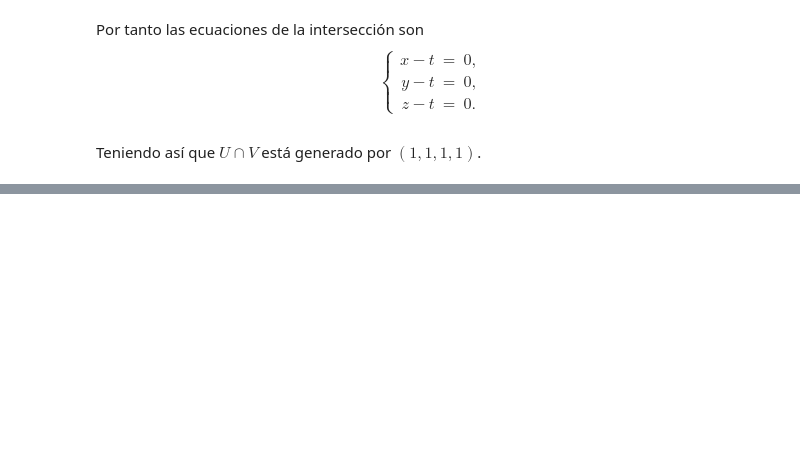
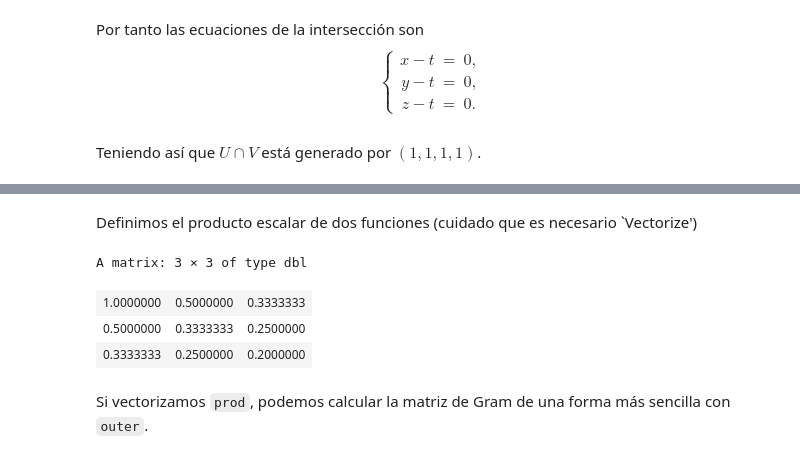
Before and after one commit to pedritomelenas/R-algebra-lineal, a Jupyter notebook: ALME-espacios-vectoriales.ipynb, the cells around one changed output, grey strips where cells are left out. Cells and saved outputs as stored; diff of their text form; code cells hidden in the pictures; blank space fills up the shorter version.

Commit message:
matriz de Gram

```diff
--- a/ALME-espacios-vectoriales.ipynb
+++ b/ALME-espacios-vectoriales.ipynb
@@ -454,0 +588,22 @@ Teniendo así que $U\cap V$ está generado por $(1,1,1,1)$.
+# %%
+B<-c(function(x)(1), function(x)(x), function(x)(x^2))
+# %% [markdown]
+Definimos el producto escalar de dos funciones (cuidado que es necesario `Vectorize')
+# %%
+prod<-function(f,g)(integrate(Vectorize(function(x)(f(x)*g(x))),0,1)$value)
+# %%
+G<-matrix(0,3,3)
+for (i in 1:3){
+    for (j in 1:3){
+        G[i,j]<-prod(B[[i]],B[[j]])
+        #G[i,j]<-integrate(Vectorize(function(x)(B[[i]](x)*B[[j]](x))),0,1)$value
+    }
+}
+G
+# %% [output]
+A matrix: 3 × 3 of type dbl
+| 1.0000000 | 0.5000000 | 0.3333333 |
+| 0.5000000 | 0.3333333 | 0.2500000 |
+| 0.3333333 | 0.2500000 | 0.2000000 |
+# %% [markdown]
+Si vectorizamos `prod`, podemos calcular la matriz de Gram de una forma más sencilla con `outer`.
```
Also changed, not shown: parts of 59 cells of this notebook.
